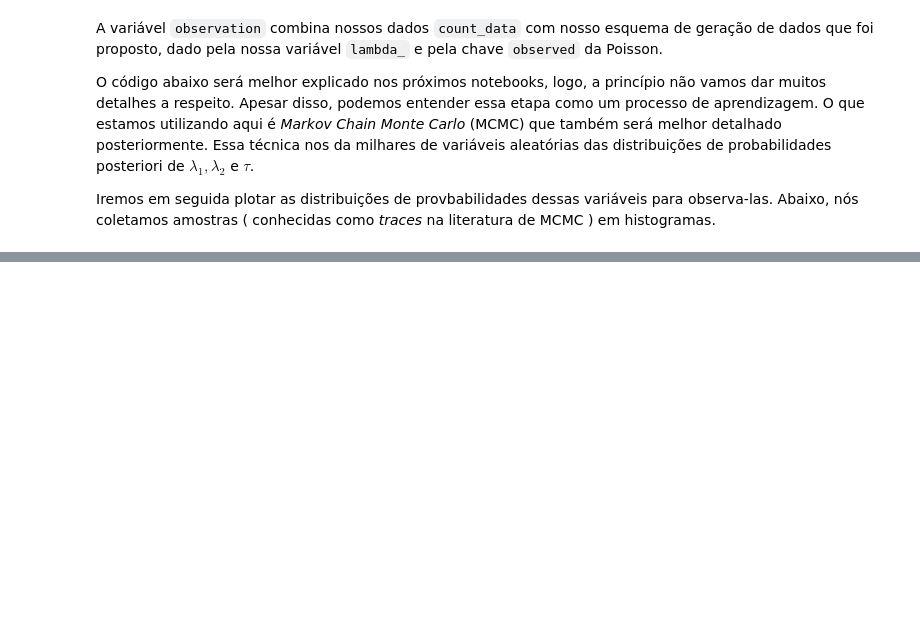
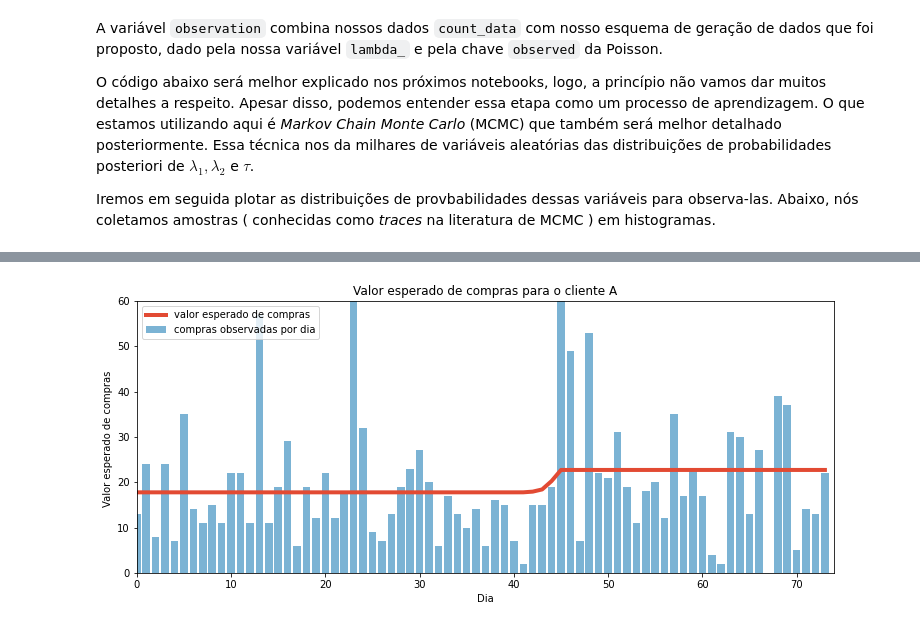
Before and after one commit to jmcabreira-zz/Bayesian-Modeling, a Jupyter notebook: modelando_comportamento_cliente/Bayesian Modeling 1.ipynb, the cells around one changed output, grey strips where cells are left out. Drawn from its saved outputs; the diff is of its cells as text; code cells hidden in the pictures; blank space fills up the shorter version.

```diff
--- a/modelando_comportamento_cliente/Bayesian Modeling 1.ipynb
+++ b/modelando_comportamento_cliente/Bayesian Modeling 1.ipynb
@@ -173,0 +210,34 @@ plt.ylabel("Probabilidade");
+# %%
+figsize(12.5, 5)
+# tau_samples, lambda_1_samples, lambda_2_samples contem
+# N amostras da distribuição a posteriori
+N = tau_samples.shape[0]
+expected_texts_per_day = np.zeros(n_count_data)
+for day in range(0, n_count_data):
+    # ix é o index de todas as amostras de tau correspondentes ao
+    # the switchpoint que ocorreram anteriormente ao dia (day)
+    ix = day < tau_samples
+    # cada amostra a posteriori corresponde a valor para  tau.
+    # para cada dia, o valor correspondente de tau indica se estamos na regiao do lamba_1 ou lambda_2
+    # Quando retiramos a amostra a posteiori de lambda1/2, estamos tirando a média
+    # de todas as amostras para termos o valor esperado de lambda naquele dia em questão
+    # o count é uma variável aleatória de Poisson e por conta disso,
+    # lambda do parâmetro de Poisson é o valor esperado da contagem.
+
+    expected_texts_per_day[day] = (lambda_1_samples[ix].sum()
+                                   + lambda_2_samples[~ix].sum()) / N
+
+
+plt.plot(range(n_count_data), expected_texts_per_day, lw=4, color="#E24A33",
+         label="valor esperado de compras")
+plt.xlim(0, n_count_data)
+plt.xlabel("Dia")
+plt.ylabel("Valor esperado de compras ")
+plt.title("Valor esperado de compras para o cliente A")
+plt.ylim(0, 60)
+plt.bar(np.arange(len(count_data)), count_data, color="#348ABD", alpha=0.65,
+        label="compras observadas por dia")
+
+plt.legend(loc="upper left");
+# %% [output]
+[figure, added]
```
Also changed, not shown: parts of 6 cells of this notebook.
